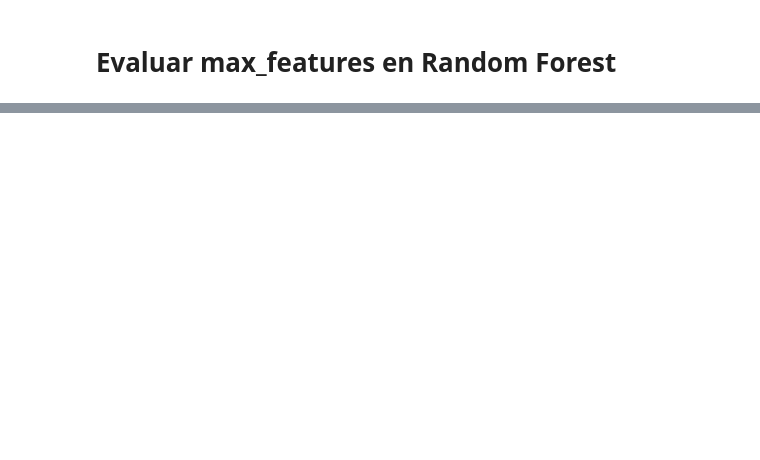
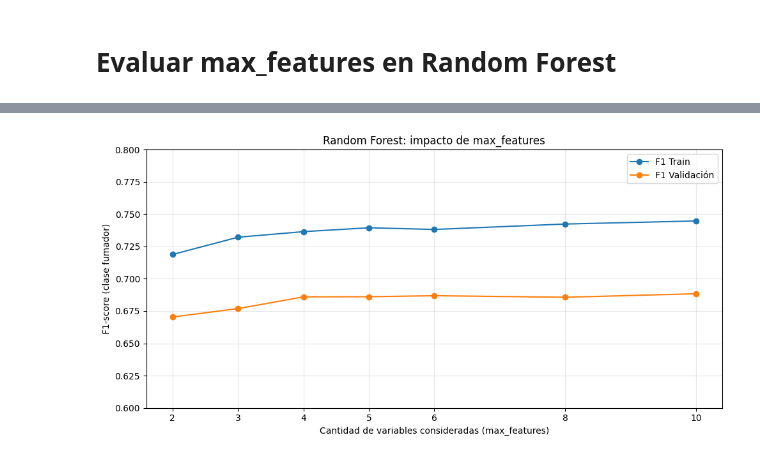
Before and after one commit to nachopedretti/diploup2026-TP2, a Jupyter notebook: notebooks/04_entrenamiento_y_optimizacion.ipynb, the cells around one changed output, grey strips where cells are left out. Cells and saved outputs as stored; diff of their text form; code cells hidden in the pictures; blank space fills up the shorter version.

```diff
--- a/notebooks/04_entrenamiento_y_optimizacion.ipynb
+++ b/notebooks/04_entrenamiento_y_optimizacion.ipynb
@@ -583,0 +1435,48 @@ display(pd.DataFrame(resultados_profundidad).round(4))
+# %%
+# Resultados de las pruebas de max_features
+resultados_features = pd.DataFrame({
+    "max_features": [2, 3, 4, 5, 6, 8, 10],
+    "F1 Train": [
+        0.7188, 0.7322, 0.7365, 0.7395,
+        0.7382, 0.7424, 0.7448
+    ],
+    "F1 Validación": [
+        0.6704, 0.6769, 0.6860, 0.6861,
+        0.6869, 0.6857, 0.6884
+    ]
+})
+
+# Calcular diferencia
+resultados_features["Diferencia"] = (
+    resultados_features["F1 Train"]
+    - resultados_features["F1 Validación"]
+)
+
+# Graficar
+plt.figure(figsize=(10, 5))
+
+plt.plot(
+    resultados_features["max_features"],
+    resultados_features["F1 Train"],
+    marker="o",
+    label="F1 Train"
+)
+
+plt.plot(
+    resultados_features["max_features"],
+    resultados_features["F1 Validación"],
+    marker="o",
+    label="F1 Validación"
+)
+
+plt.title("Random Forest: impacto de max_features")
+plt.xlabel("Cantidad de variables consideradas (max_features)")
+plt.ylabel("F1-score (clase fumador)")
+plt.xticks(resultados_features["max_features"])
+plt.ylim(0.60, 0.80)
+plt.grid(alpha=0.3)
+plt.legend()
+plt.tight_layout()
+plt.show()
+# %% [output]
+[figure, added]
```
Also changed, not shown: parts of 101 cells of this notebook.
